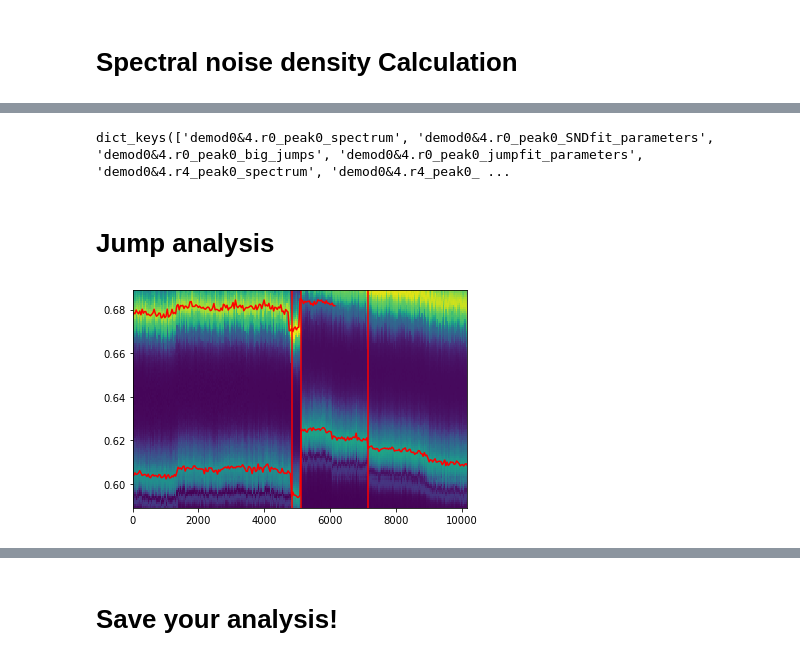
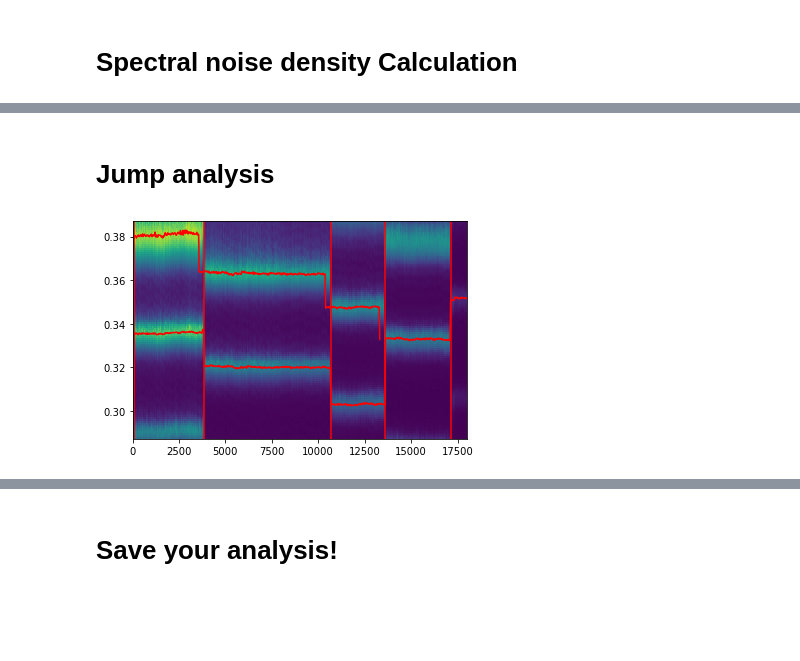
Before and after one commit to qkitgroup/qkit, a Jupyter notebook: qkit/analysis/semiconductor/scripts/Peaktacking_postanalysis.ipynb, the cells around one changed output, grey strips where cells are left out. Saved outputs shown, nothing was run; the diff lists cells and outputs as text; code cells hidden in the pictures; blank space fills up the shorter version.

Commit message:
Saver_json creates folder if does not exist, postanalysis script update

```diff
--- a/qkit/analysis/semiconductor/scripts/Peaktacking_postanalysis.ipynb
+++ b/qkit/analysis/semiconductor/scripts/Peaktacking_postanalysis.ipynb
@@ -29,10 +100,10 @@ QKIT configuration initialized -> available as qkit.cfg[...]
 # %% [markdown]
 # Choose the Data
 # %%
-date_time_string = "20220518/120037"#"20220518/211236"
+date_time_string = "20220913/143347"
 date = date_time_string.split("/")[0]
 time = date_time_string.split("/")[1]
-filepath = f"sftp://tp1435@os-login.lsdf.kit.edu/kit/phi/projects/nanospin/SEMICONDUCTOR_SYSTEMS/data/{date}/{time}_2D_Peak_tracking/{time}_2D_Peak_tracking.h5"
+filepath = f"smb://nanospin@phi-ndus/o/data/{date}/{time}_2D_Peak_tracking/{time}_2D_Peak_tracking.h5"
 savepath = os.path.join("/V/GroupWernsdorfer/SEMICONDUCTOR_SYSTEMS/Bias_cooling_Project/Analysis/",
                         str(pathlib.Path(filepath).parents[1]).split("/")[-1],
                         str(pathlib.Path(filepath).parents[0]).split("/")[-1])
@@ -41,10 +112,11 @@ overview_path = "/V/GroupWernsdorfer/SEMICONDUCTOR_SYSTEMS/Bias_cooling_Project/
 configpath = "/home/ws/lr1740/Dokumente/Doktorarbeit/Sonstiges/sftp_config.txt"
 
 saver = Saver_json(savepath)
+saver.append_to_file = True
 saver_overview = Saver_json(overview_path)
 bcv = input("Specify current bias cooling voltage in V: ")
 
-saver_overview.fname = "P35B4"
+saver_overview.fname = "P35B3"
 saver_overview.append_to_file = True
 
 print("Savepath: " + savepath)
@@ -137,11 +215,11 @@ You are now working with the sliced data
 ## The bloodmoon has risen over the city of Yharnam...
 # %%
 peak_hunter = Peak_hunt(data[node_r], data[node_timestamp], data[gates])
-peak_hunter.pf.min_peak_height = 0.01
+peak_hunter.pf.min_peak_height = 0.001
 peak_hunter.pf.min_peak_width = 5
 peak_hunter.pf.min_peak_distance = None #Can also be None, for no min distance
-peak_hunter.pf.fit_interval_peak_relheight = 1
-peak_hunter.rel_jump_height = 1
+peak_hunter.pf.fit_interval_peak_relheight = 0.8
+peak_hunter.rel_jump_height = 2
 tracked_peaks = peak_hunter.analyze()
 
 print(f"Number of tracked peaks: {len(tracked_peaks['tracked_peak_positions'])}")
@@ -218,34 +295,30 @@ plotter_SND.plot()
-# %%
-saver_overview.additional_info.keys()
-# %% [output]
-dict_keys(['demod0&4.r0_peak0_spectrum', 'demod0&4.r0_peak0_SNDfit_parameters', 'demod0&4.r0_peak0_big_jumps', 'demod0&4.r0_peak0_jumpfit_parameters', 'demod0&4.r4_peak0_spectrum', 'demod0&4.r4_peak0_ ...
 # %% [markdown]
 # Jump analysis
 # %%
 #peak_no = 0
 jump_analysis = jump_count(tracked_peaks["tracked_peak_positions"][peak_no], tracked_peaks["time_axis"])
-jump_analysis.big_jump_minimum_height = 5e-3
+jump_analysis.big_jump_minimum_height = 2e-3
 jump_analysis.bin_count = 100
 jump_analysis.range = (-0.01, 0.01)
 jump_analysis.guess = [20, 0, 0.0002]
 jump_hist, big_jumps = jump_analysis.analyze()
 popt = jump_analysis.fit()
 
 saver.add_info(f"{node_r}_peak{peak_no}_jumphist", jump_hist)
 saver.add_info(f"{node_r}_peak{peak_no}_big_jumps", big_jumps)
 saver.add_info(f"{node_r}_peak{peak_no}_jumpfit_parameters", popt)
 
 saver_overview.add_info(f"{node_r}_peak{peak_no}_big_jumps", big_jumps)
 saver_overview.add_info(f"{node_r}_peak{peak_no}_jumpfit_parameters", fit)
 
 plt.pcolor(tracked_peaks["time_axis"], data[gates], np.transpose(data[node_r]))
 for tracked_peak in tracked_peaks["tracked_peak_positions"]:
     length = min([len(tracked_peaks["time_axis"]), len(tracked_peak)])
     plt.plot(tracked_peaks["time_axis"][:length], tracked_peak[:length], color = "r")
 for jump_time in big_jumps["time_of_big_jumps"]:
     plt.axvline(jump_time, color = "r")
 # %% [output]
-[figure, old version]
+[figure, new version]
 # %%
 print(f"FHWM of the guassian distribution: {2.35482e3 * popt[-1]} mV")
 x = np.linspace(min(jump_hist["jump_height"]), max(jump_hist["jump_height"]), 1000)
```
Also changed, not shown: parts of 96 cells of this notebook, 2 other files.
